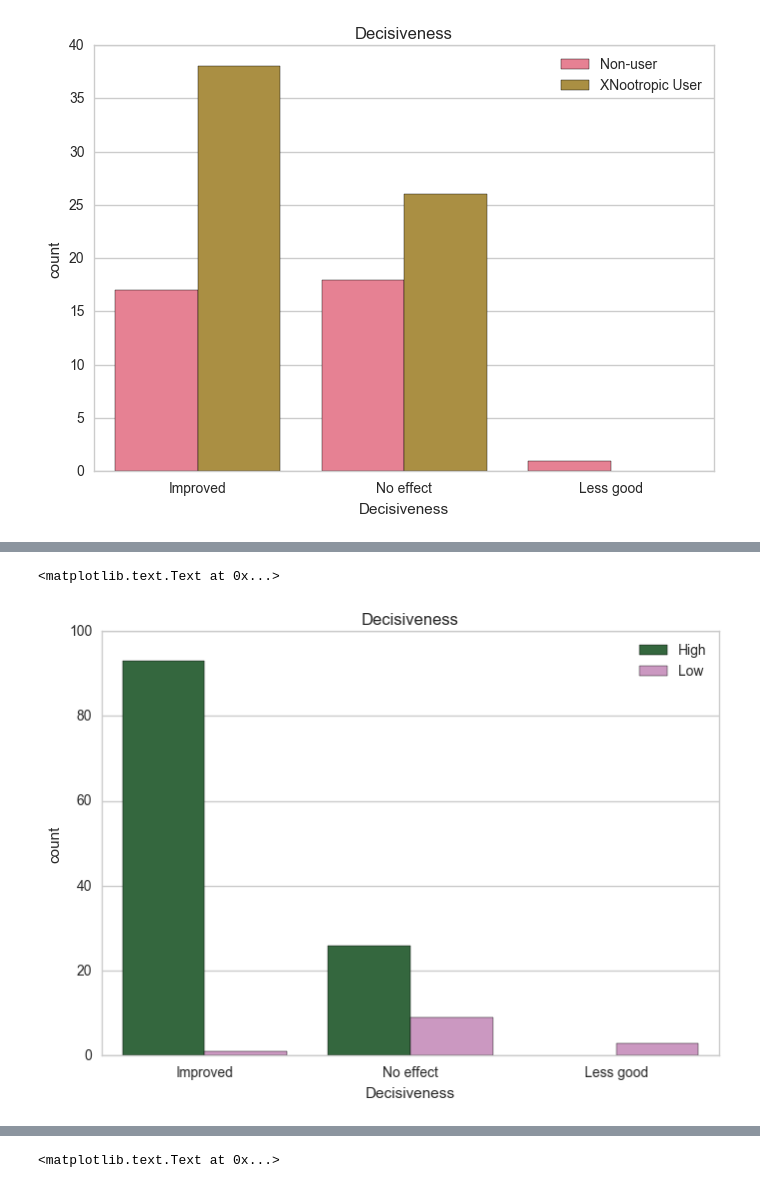
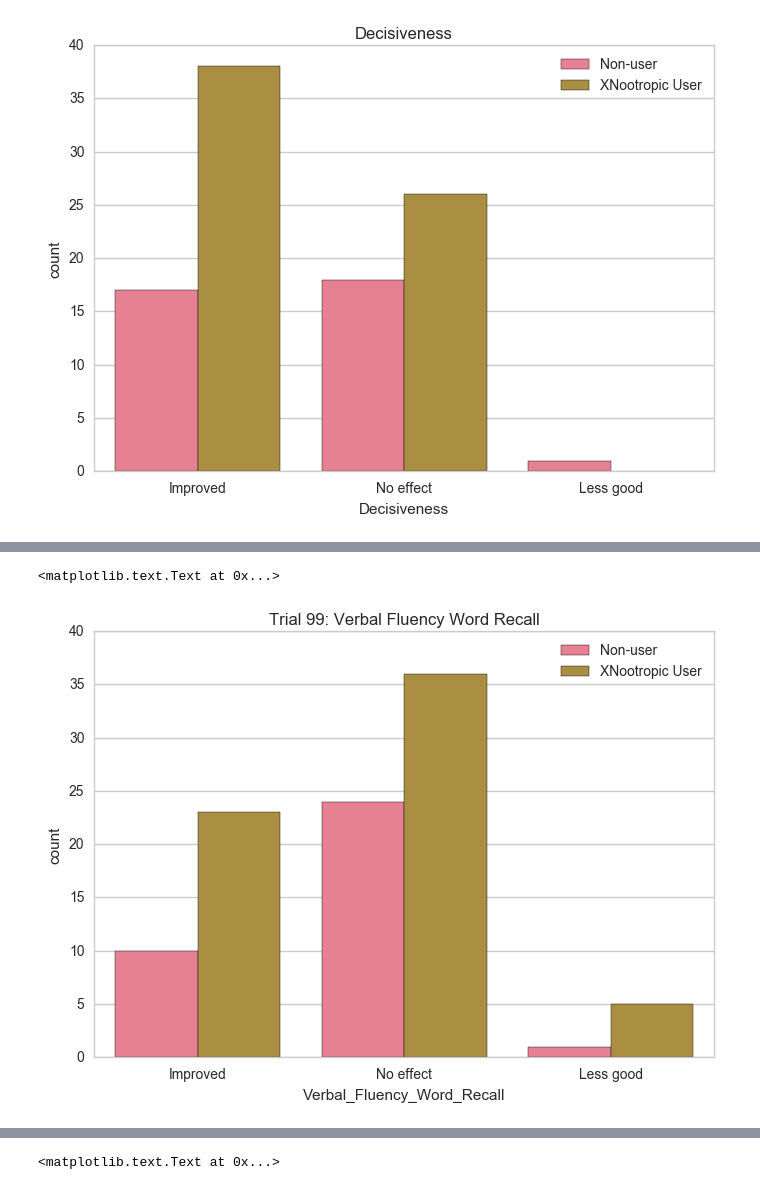
Before and after one commit to s-leung/NootropicProject, a Jupyter notebook: EDA.ipynb, the cells around one changed output, grey strips where cells are left out. Saved outputs shown, nothing was run; the diff lists cells and outputs as text; code cells hidden in the pictures.

```diff
--- a/EDA.ipynb
+++ b/EDA.ipynb
@@ -685,7 +844,7 @@ plt.title('Decisiveness')
 # %%
-sns.countplot(x='Decisiveness', data=df_51, hue='Overall_Exp_Rating', order=x_order2, palette='cubehelix')
+sns.countplot(x='Verbal_Fluency_Word_Recall', data=df_99, hue='User_Status', order=x_order2)
 plt.legend(loc='upper right')
-plt.title('Decisiveness')
+plt.title('Trial 99: Verbal Fluency Word Recall')
 # %% [output]
 <matplotlib.text.Text at 0x...>
-[figure, old version]
+[figure, new version]
```
Also changed, not shown: parts of 54 cells of this notebook.
